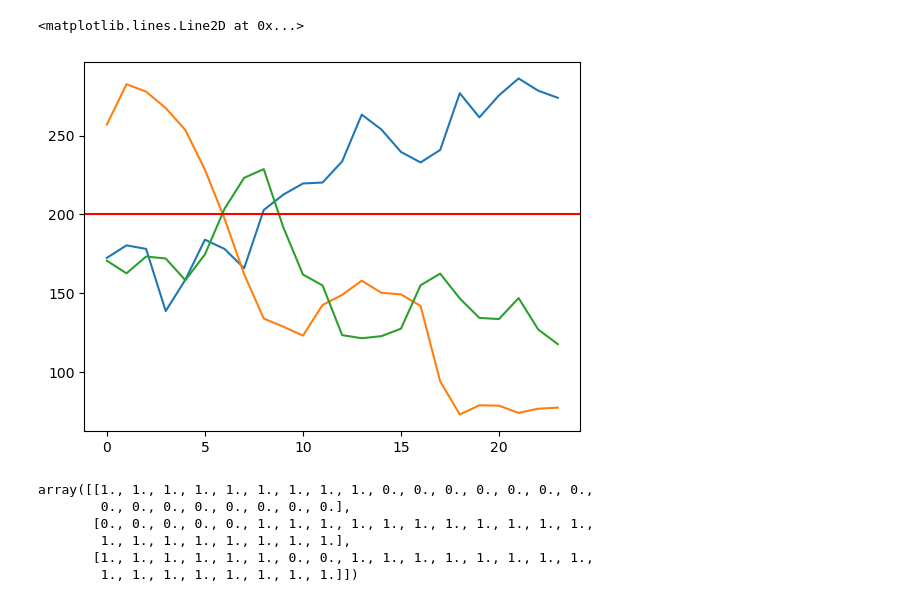
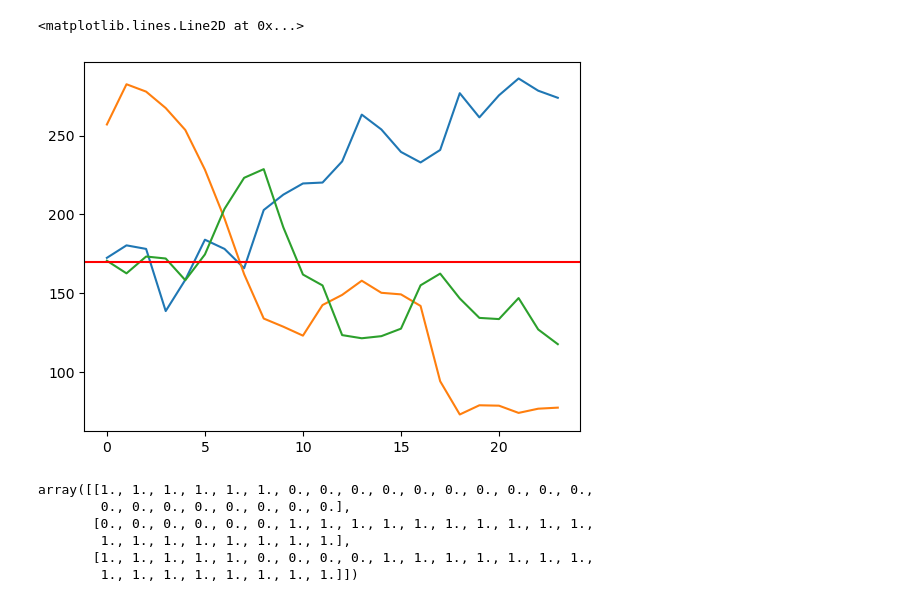
Before and after one commit to AIRI-Institute/eco4cast, a Jupyter notebook: multi_interval_predictor.ipynb, the cells around one changed output. Saved outputs shown, nothing was run; the diff lists cells and outputs as text; code cells hidden in the pictures.

```diff
--- a/multi_interval_predictor.ipynb
+++ b/multi_interval_predictor.ipynb
@@ -5,27 +7,28 @@ emission_data = np.load("emission_data_2021-2023.npy", allow_pickle=True)
 # %%
 import matplotlib.pyplot as plt
 
 idx_1 = 401
 idx_2 = 1000
 idx_3 = 1200
 
-max_emission_value = 200
+max_emission_value = 170
 
 first_forecast = emission_data[idx_1 : idx_1 + 24]
 second_forecast = emission_data[idx_2 : idx_2 + 24]
 third_forecast = emission_data[idx_3 : idx_3 + 24]
 
 forecasts = np.stack([first_forecast, second_forecast, third_forecast])
 
 for forecast in forecasts:
     plt.plot(forecast)
 plt.axhline(y=max_emission_value, c='r')
 # %% [output]
 <matplotlib.lines.Line2D at 0x...>
-[figure, old version]
+[figure, new version]
 # %%
-min_step_size = 1
+min_step_size = 2
 max_window_size = 3
+window_size = 0
 
 time_slots = np.zeros((len(forecasts), 24))
 
@@ -38,11 +41,11 @@ for forecast_id, forecast in enumerate(forecasts):
                 time_slots[forecast_id, i : i + min_step_size + window_size - 1] = 1
 time_slots
 # %% [output]
-array([[1., 1., 1., 1., 1., 1., 1., 1., 1., 0., 0., 0., 0., 0., 0., 0.,
+array([[1., 1., 1., 1., 1., 1., 0., 0., 0., 0., 0., 0., 0., 0., 0., 0.,
         0., 0., 0., 0., 0., 0., 0., 0.],
-       [0., 0., 0., 0., 0., 1., 1., 1., 1., 1., 1., 1., 1., 1., 1., 1.,
+       [0., 0., 0., 0., 0., 0., 1., 1., 1., 1., 1., 1., 1., 1., 1., 1.,
         1., 1., 1., 1., 1., 1., 1., 1.],
-       [1., 1., 1., 1., 1., 1., 0., 0., 1., 1., 1., 1., 1., 1., 1., 1.,
+       [1., 1., 1., 1., 1., 0., 0., 0., 0., 1., 1., 1., 1., 1., 1., 1.,
         1., 1., 1., 1., 1., 1., 1., 1.]])
 # %%
 from matplotlib.patches import Rectangle
```
Also changed, not shown: parts of 14 cells of this notebook, 4 other files.
